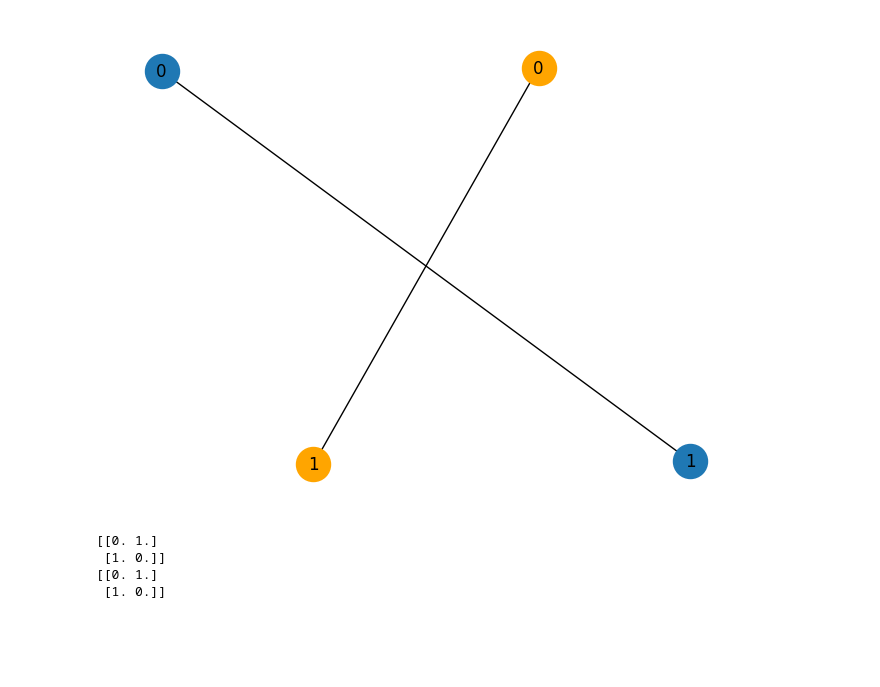
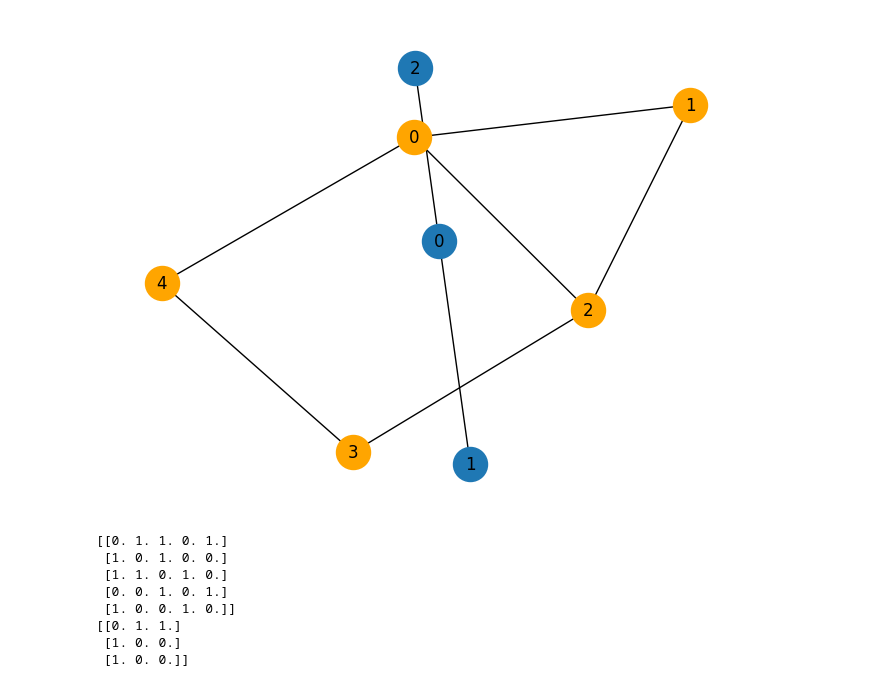
Before and after one commit to Charipi/CMSC457_Final, a Jupyter notebook: research.ipynb, the cells around one changed output. Drawn from its saved outputs; the diff is of its cells as text; code cells hidden in the pictures; blank space fills up the shorter version.

```diff
--- a/research.ipynb
+++ b/research.ipynb
@@ -1,37 +1,37 @@
 # %%
 import rustworkx as rx
 from rustworkx.visualization import mpl_draw as draw_graph
 import numpy as np
 
-# m = 5
+m = 5
+g = rx.PyGraph()
+g.add_nodes_from(np.arange(0, m, 1))
+e_g_list = [(0, 1, 1.0), (0, 2, 1.0), (0, 4, 1.0), (1, 2, 1.0), (2, 3, 1.0), (3, 4, 1.0)]
+g.add_edges_from(e_g_list)
+draw_graph(g, node_size=600, with_labels=True, node_color='orange')
+
+n = 3
+h = rx.PyGraph()
+h.add_nodes_from(np.arange(0, n, 1))
+e_h_list = [(0, 1, 1.0), (0, 2, 1.0)]
+h.add_edges_from(e_h_list)
+draw_graph(h, node_size=600, with_labels=True)
+
+# m = 2
 # g = rx.PyGraph()
 # g.add_nodes_from(np.arange(0, m, 1))
-# e_g_list = [(0, 1, 1.0), (0, 2, 1.0), (0, 4, 1.0), (1, 2, 1.0), (2, 3, 1.0), (3, 4, 1.0)]
+# e_g_list = [(0, 1, 1.0)]
 # g.add_edges_from(e_g_list)
 # draw_graph(g, node_size=600, with_labels=True, node_color='orange')
 
-# n = 3
+# n = 2
 # h = rx.PyGraph()
 # h.add_nodes_from(np.arange(0, n, 1))
-# e_h_list = [(0, 1, 1.0), (0, 2, 1.0)]
+# e_h_list = [(0, 1, 1.0)]
 # h.add_edges_from(e_h_list)
 # draw_graph(h, node_size=600, with_labels=True)
-
-m = 2
-g = rx.PyGraph()
-g.add_nodes_from(np.arange(0, m, 1))
-e_g_list = [(0, 1, 1.0)]
-g.add_edges_from(e_g_list)
-draw_graph(g, node_size=600, with_labels=True, node_color='orange')
-
-n = 2
-h = rx.PyGraph()
-h.add_nodes_from(np.arange(0, n, 1))
-e_h_list = [(0, 1, 1.0)]
-h.add_edges_from(e_h_list)
-draw_graph(h, node_size=600, with_labels=True)
 # %% [output]
-[figure, old version]
+[figure, new version]
 # %%
 e_g = np.zeros((m,m))
 for edge in e_g_list:
@@ -46,10 +46,14 @@ for edge in e_h_list:
 print(e_g)
 print(e_h)
 # %% [output]
-[[0. 1.]
- [1. 0.]]
-[[0. 1.]
- [1. 0.]]
+[[0. 1. 1. 0. 1.]
+ [1. 0. 1. 0. 0.]
+ [1. 1. 0. 1. 0.]
+ [0. 0. 1. 0. 1.]
+ [1. 0. 0. 1. 0.]]
+[[0. 1. 1.]
+ [1. 0. 0.]
+ [1. 0. 0.]]
 # %%
 # Constructing Q
 Q = np.zeros((m*n, m*n))
```
Also changed, not shown: parts of 12 cells of this notebook.
